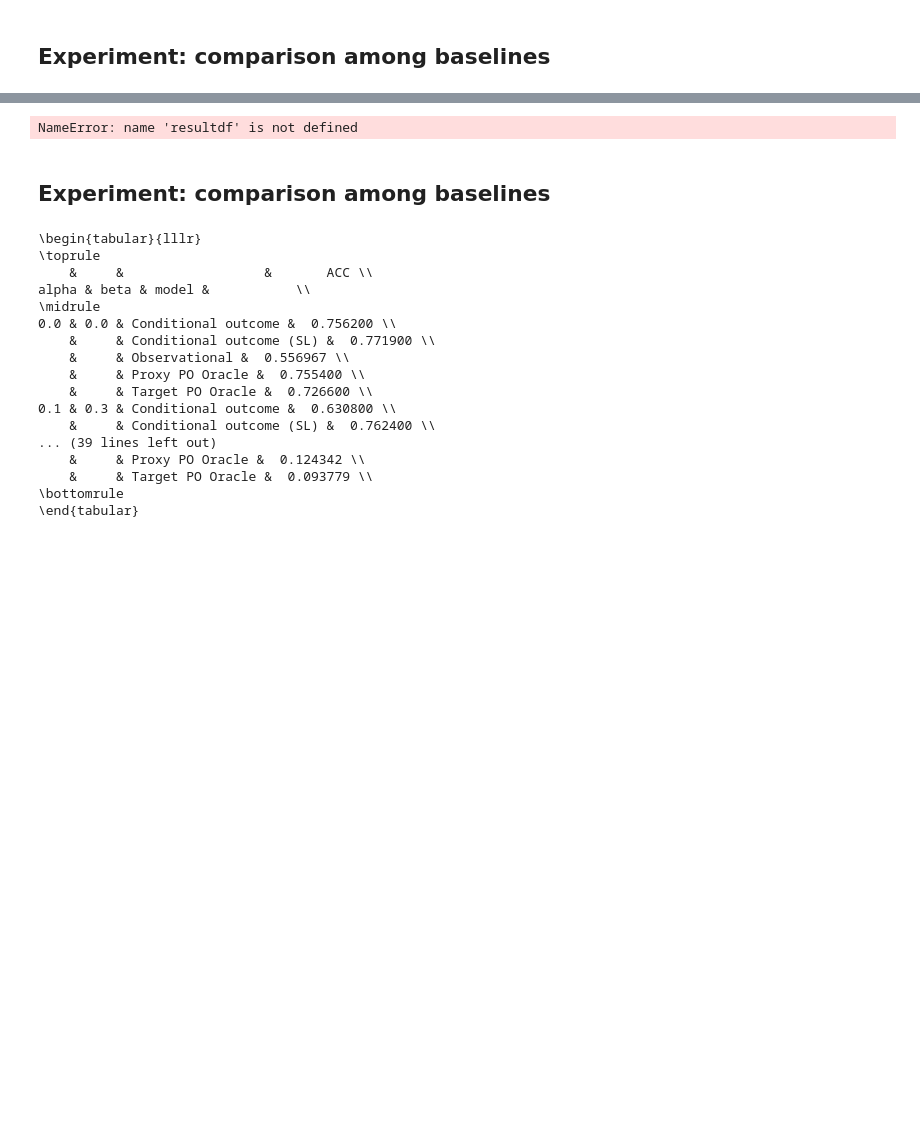
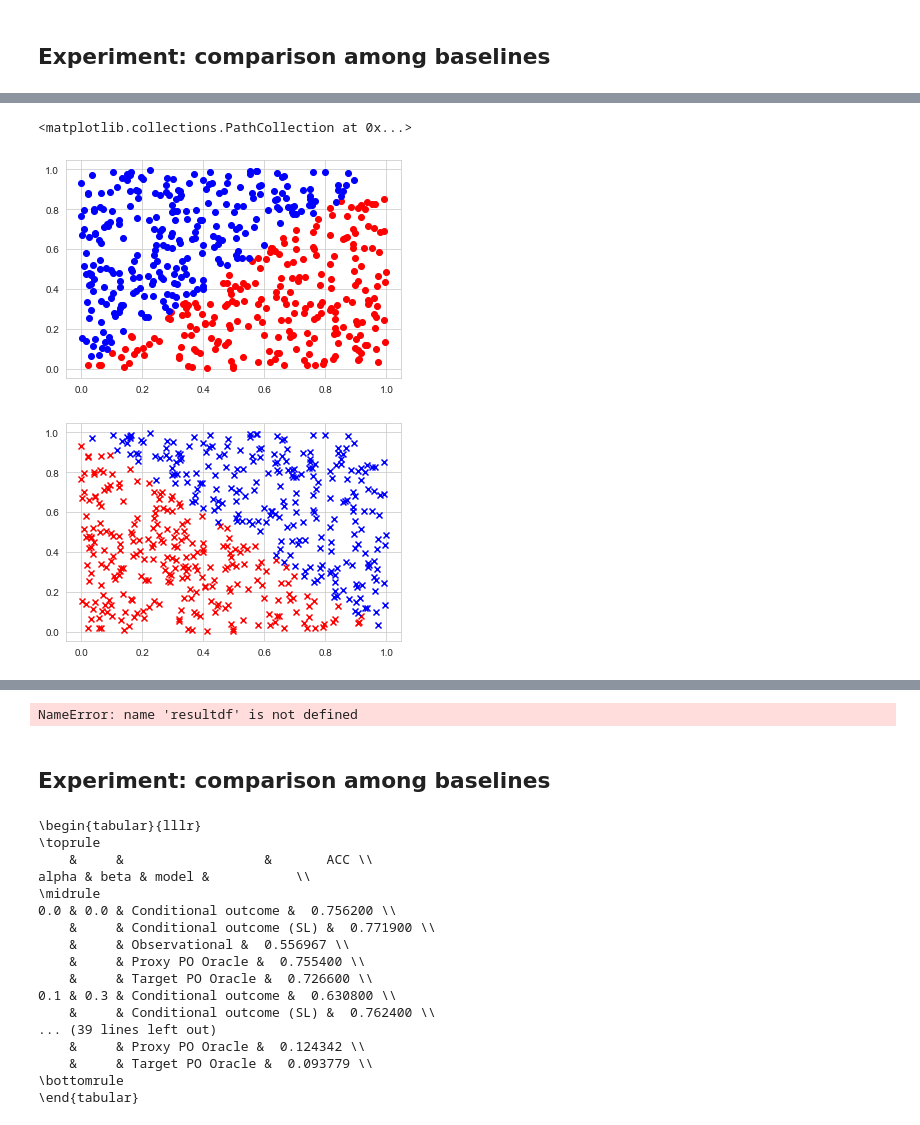
Before and after one commit to lguerdan/counterfactual-decision-support, a Jupyter notebook: experiments.ipynb, the cells around one changed output, grey strips where cells are left out. Saved outputs shown, nothing was run; the diff lists cells and outputs as text; code cells hidden in the pictures; blank space fills up the shorter version.

```diff
--- a/experiments.ipynb
+++ b/experiments.ipynb
@@ -356,0 +356,30 @@ v[(v['alpha'] == 0.3) & (v['beta'] == 0.1)]
+# %%
+X, Y, error_params = generate_syn_data(
+    NS=500,
+    K=1,
+    y0_pdf='2D_linsep_baseline',
+    y1_pdf='2D_linsep_intervention',
+    pi_pdf='6cov_linear',
+    alpha_0=0,
+    alpha_1=0,
+    beta_0=0,
+    beta_1=0,
+    shuffle=True
+)
+
+neg_baseline = X[Y['YS_0'] == 0]
+pos_baseline = X[Y['YS_0'] == 1]
+
+plt.figure()
+plt.scatter(neg_baseline[[0]], neg_baseline[[1]], color='red')
+plt.scatter(pos_baseline[[0]], pos_baseline[[1]], color='blue')
+
+plt.figure()
+neg_intervention = X[Y['YS_1'] == 0]
+pos_intervention = X[Y['YS_1'] == 1]
+plt.scatter(neg_intervention[[0]], neg_intervention[[1]], color='red', marker='x')
+plt.scatter(pos_intervention[[0]], pos_intervention[[1]], color='blue', marker='x')
+# %% [output]
+<matplotlib.collections.PathCollection at 0x...>
+[figure, added]
+[figure, added]
```
Also changed, not shown: parts of 26 cells of this notebook, 2 other files.
